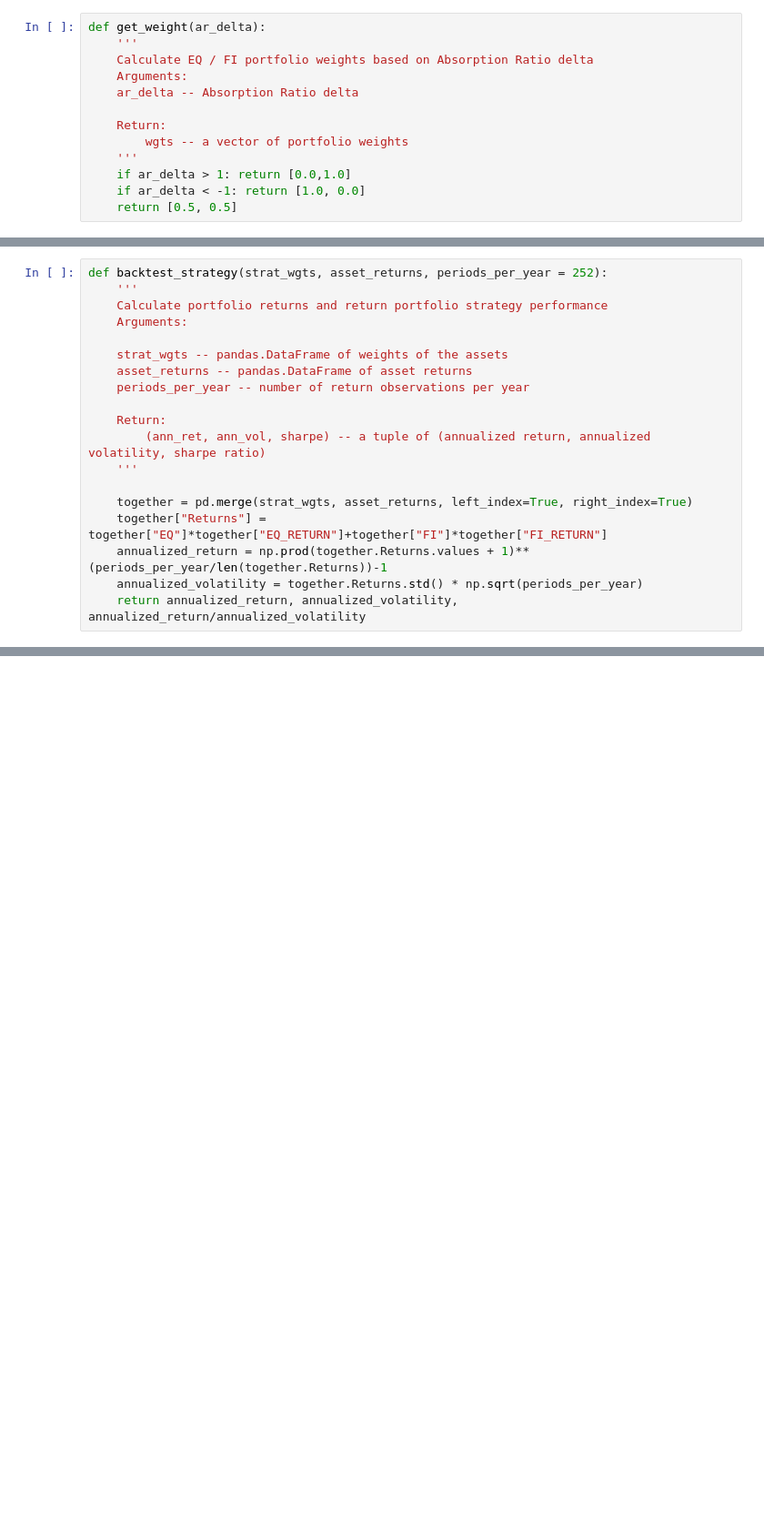
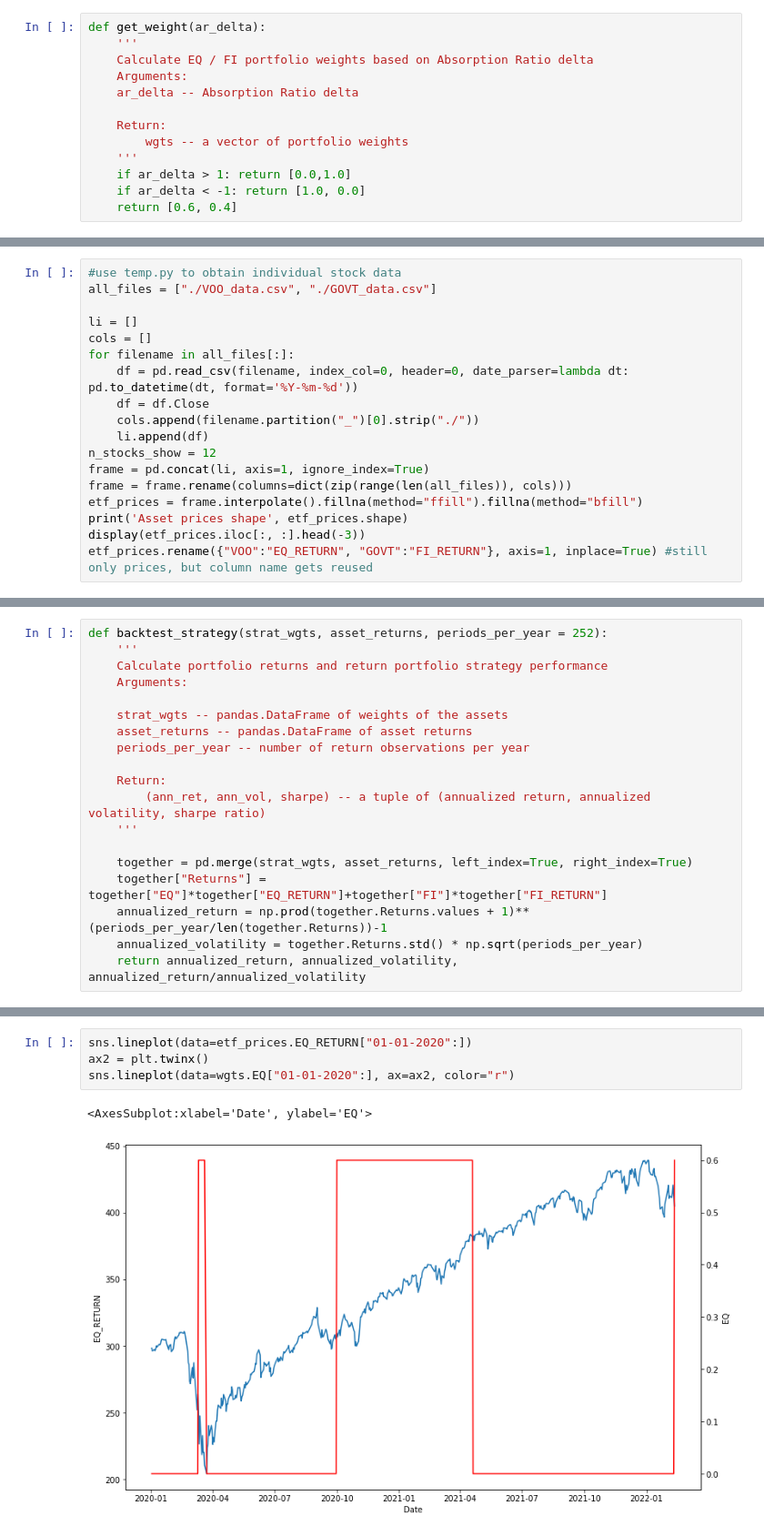
Before and after one commit to jgerhard/quantum-fund, a Jupyter notebook: regime.ipynb, the cells around one changed output, grey strips where cells are left out. Shown at 91% size. Saved outputs shown, nothing was run; the diff lists cells and outputs as text; blank space fills up the shorter version.

Commit message:
making backtesting visible on sp500 etf and GOVT

```diff
--- a/regime.ipynb
+++ b/regime.ipynb
@@ -159,7 +218,7 @@ def get_weight(ar_delta):
     '''
     if ar_delta > 1: return [0.0,1.0]
     if ar_delta < -1: return [1.0, 0.0]
-    return [0.5, 0.5]
+    return [0.6, 0.4]
 # %%
 ar_delta_data = ar_delta[251:]
 
@@ -180,0 +249,18 @@ display(wgts.tail())
+# %%
+#use temp.py to obtain individual stock data
+all_files = ["./VOO_data.csv", "./GOVT_data.csv"]
+
+li = []
+cols = []
+for filename in all_files[:]:
+    df = pd.read_csv(filename, index_col=0, header=0, date_parser=lambda dt: pd.to_datetime(dt, format='%Y-%m-%d'))
+    df = df.Close
+    cols.append(filename.partition("_")[0].strip("./"))
+    li.append(df)
+n_stocks_show = 12
+frame = pd.concat(li, axis=1, ignore_index=True)
+frame = frame.rename(columns=dict(zip(range(len(all_files)), cols)))
+etf_prices = frame.interpolate().fillna(method="ffill").fillna(method="bfill")
+print('Asset prices shape', etf_prices.shape)
+display(etf_prices.iloc[:, :].head(-3))
+etf_prices.rename({"VOO":"EQ_RETURN", "GOVT":"FI_RETURN"}, axis=1, inplace=True) #still only prices, but column name gets reused
@@ -208,0 +329,7 @@ print('Equally weighted:', ann_ret_eq_wgt, ann_vol_eq_wgt, sharpe_eq_wgt)
+# %%
+sns.lineplot(data=etf_prices.EQ_RETURN["01-01-2020":])
+ax2 = plt.twinx()
+sns.lineplot(data=wgts.EQ["01-01-2020":], ax=ax2, color="r")
+# %% [output]
+<AxesSubplot:xlabel='Date', ylabel='EQ'>
+[figure, added]
```
Also changed, not shown: parts of 12 cells of this notebook.
